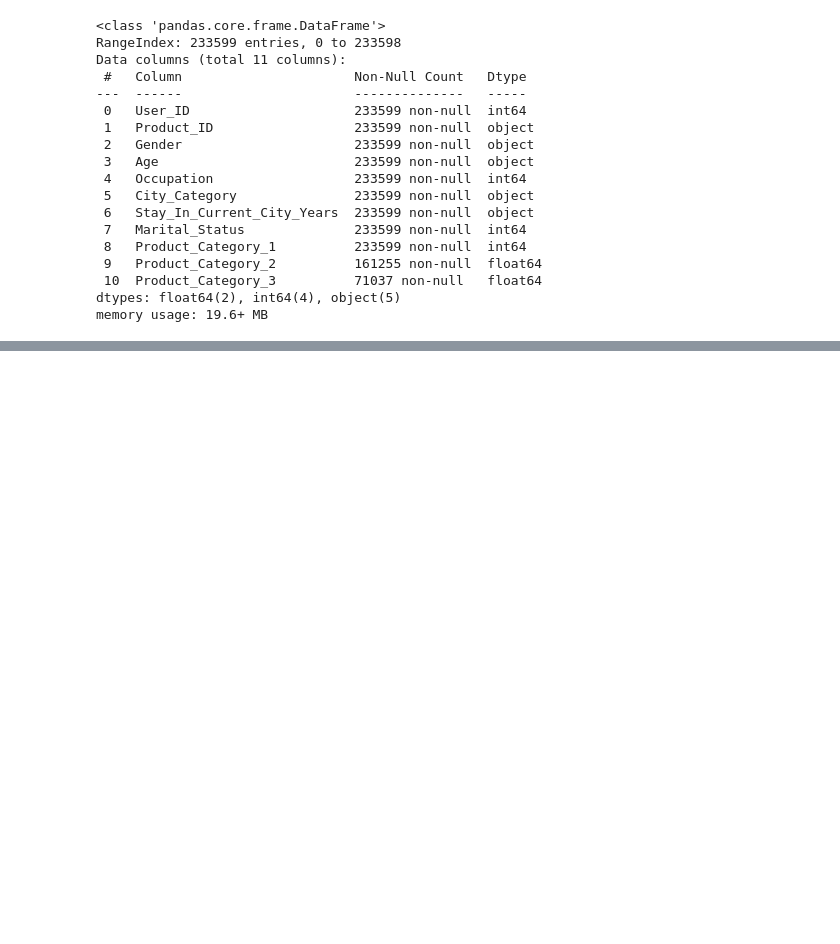
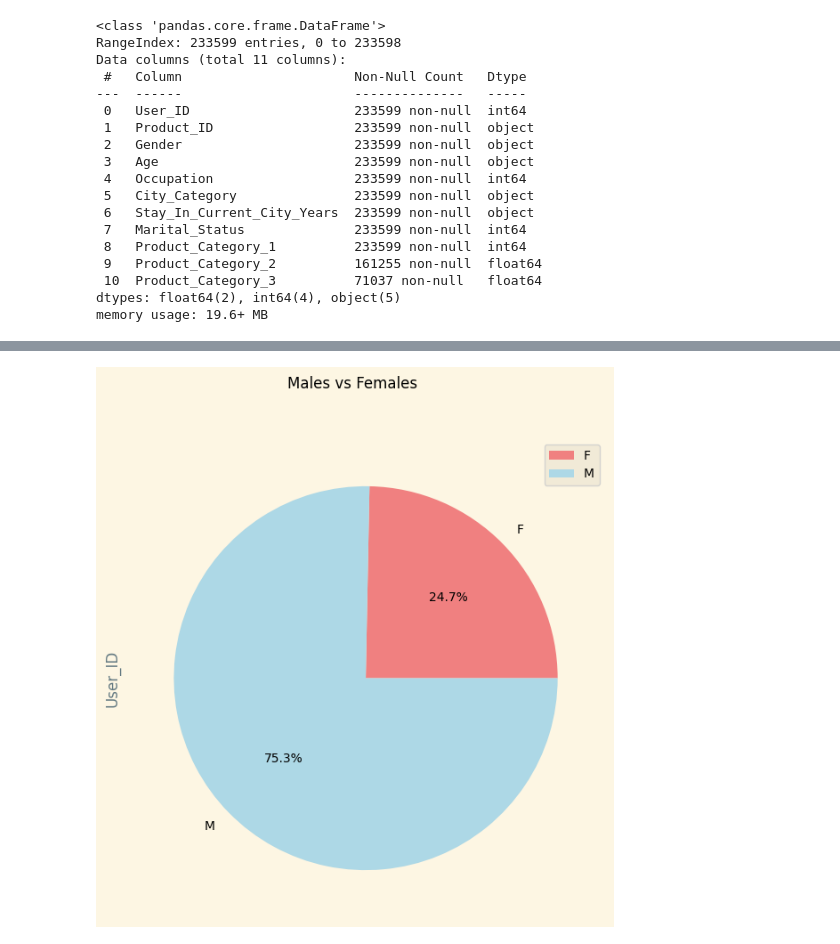
Before and after one commit to Kosta-Dimitrov/Black-Friday-Data-Analysis, a Jupyter notebook: black-friday.ipynb, the cells around one changed output, grey strips where cells are left out. Saved outputs shown, nothing was run; the diff lists cells and outputs as text; code cells hidden in the pictures; blank space fills up the shorter version.

Commit message:
Added pie charts and encoded variables

```diff
--- a/black-friday.ipynb
+++ b/black-friday.ipynb
@@ -95,3 +95,15 @@ df_train.describe()
 | 50% | 1.003077e+06 | 7.000000 | 0.000000 | 5.000000 | 9.000000 | 14.000000 | ... |
 | 75% | 1.004478e+06 | 14.000000 | 1.000000 | 8.000000 | 15.000000 | 16.000000 | ... |
 | max | 1.006040e+06 | 20.000000 | 1.000000 | 20.000000 | 18.000000 | 18.000000 | ... |
+# %%
+gender_count = df_train[['Gender', 'User_ID']].groupby('Gender').count()
+
+custom_colors = ['lightcoral', 'lightblue']
+
+plt.style.use('Solarize_Light2')
+gender_count.plot(kind='pie', autopct='%1.1f%%', subplots=True, title='Males vs Females', figsize=(12, 7),
+                  colors=custom_colors)
+
+plt.show()
+# %% [output]
+[figure, added]
```
Also changed, not shown: parts of 6 cells of this notebook.
